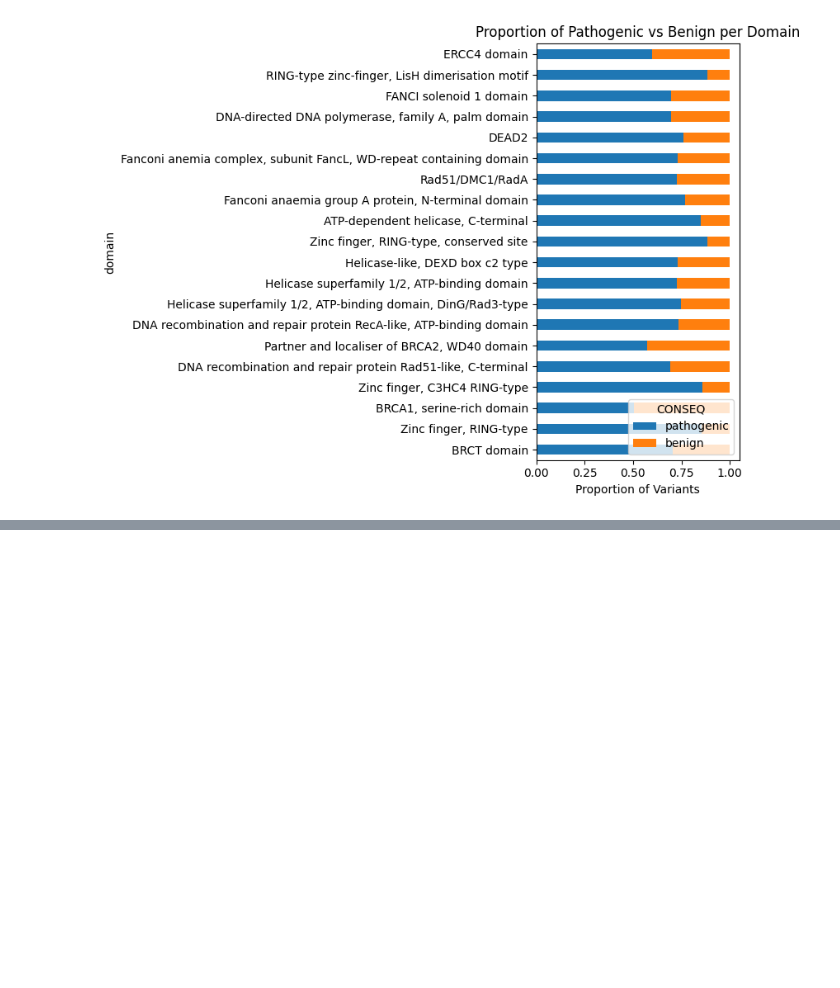
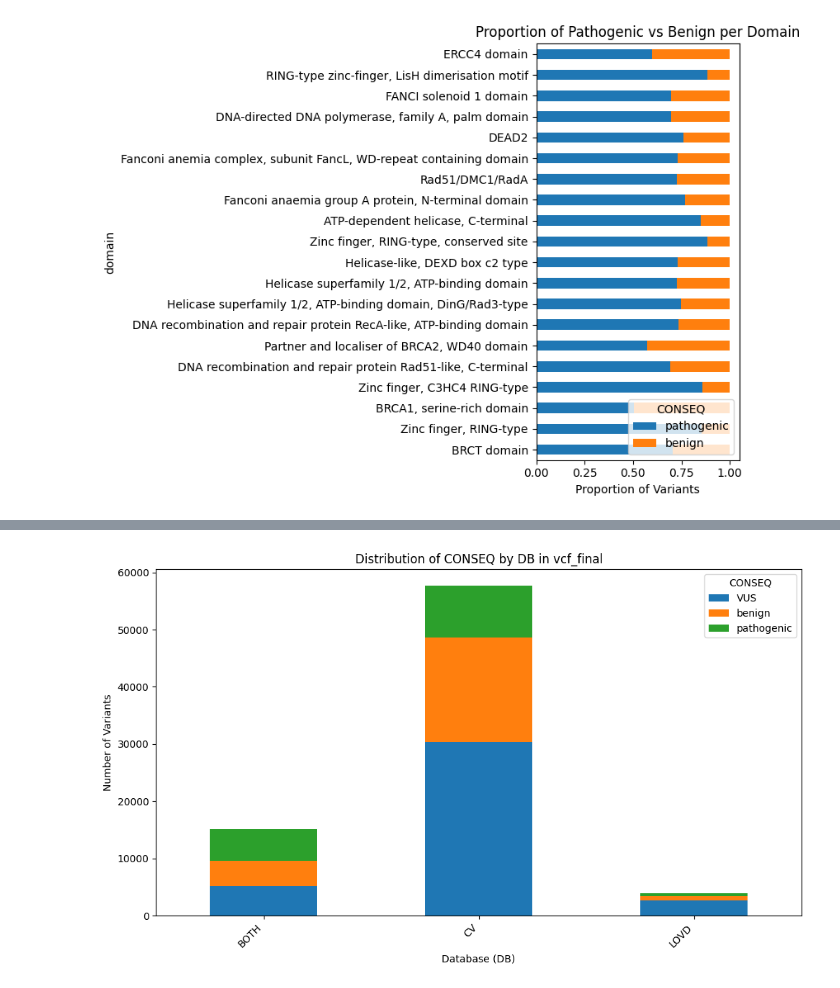
Before and after one commit to lazobax/capstone, a Jupyter notebook: scripts/dataAnalysis.ipynb, the cells around one changed output, grey strips where cells are left out. Cells and saved outputs as stored; diff of their text form; code cells hidden in the pictures; blank space fills up the shorter version.

```diff
--- a/scripts/dataAnalysis.ipynb
+++ b/scripts/dataAnalysis.ipynb
@@ -730,0 +881,21 @@ vcf_final.to_csv('vcf_final.tsv', sep='\t', index=False)
+# %%
+# prompt: distribution of CONSEQ by DB in vcf_final
+
+# Assuming vcf_final is already defined as in the provided code.
+import matplotlib.pyplot as plt
+import seaborn as sns
+
+# Group by 'DB' and 'CONSEQ' and get the counts
+conseq_by_db = vcf_final.groupby(['DB', 'CONSEQ']).size().unstack(fill_value=0)
+
+# Plotting the distribution
+conseq_by_db.plot(kind='bar', stacked=True, figsize=(10, 6))
+plt.title('Distribution of CONSEQ by DB in vcf_final')
+plt.xlabel('Database (DB)')
+plt.ylabel('Number of Variants')
+plt.xticks(rotation=45, ha='right')  # Rotate x-axis labels for better readability
+plt.legend(title='CONSEQ')
+plt.tight_layout()
+plt.show()
+# %% [output]
+[figure, added]
```
Also changed, not shown: parts of 12 cells of this notebook, 3 other files.
